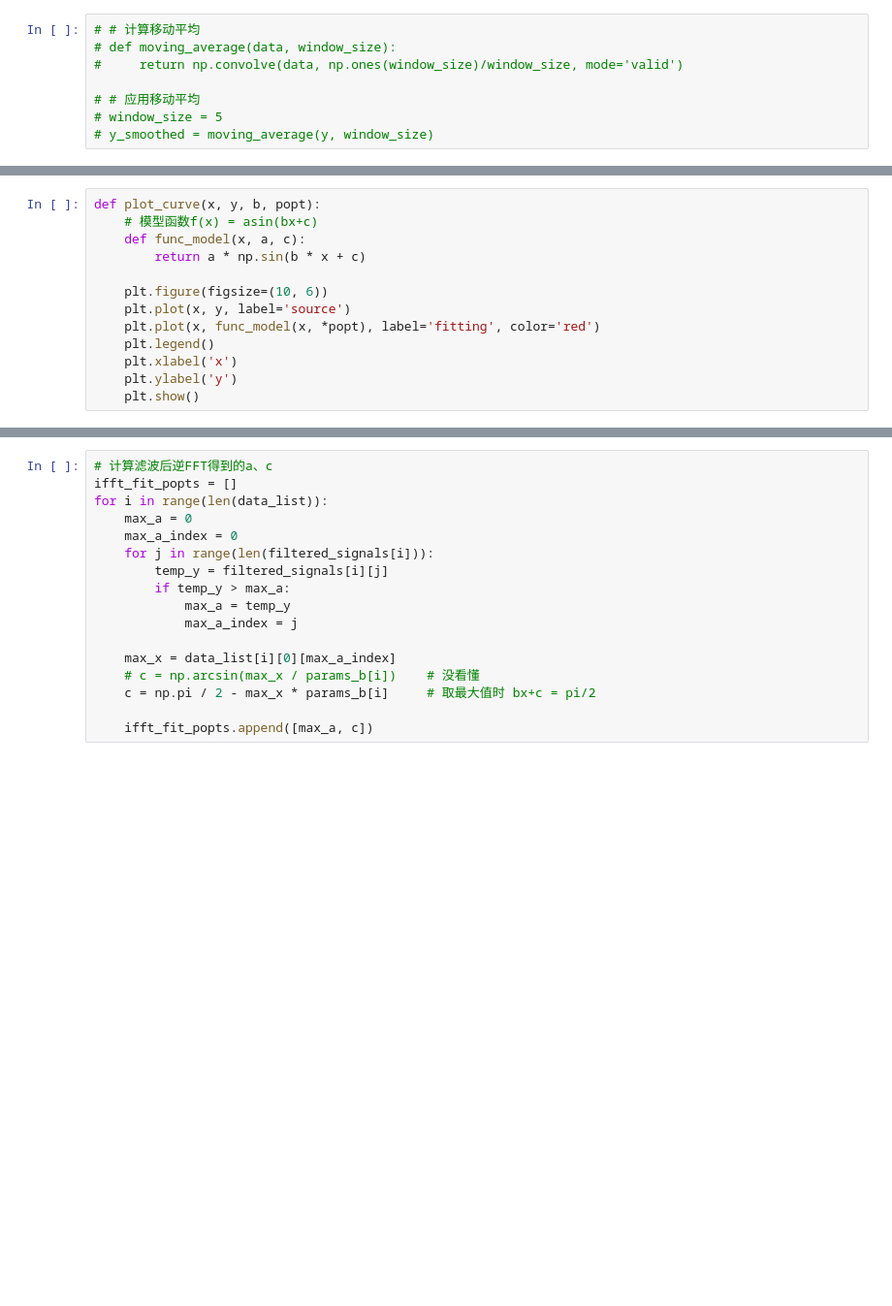
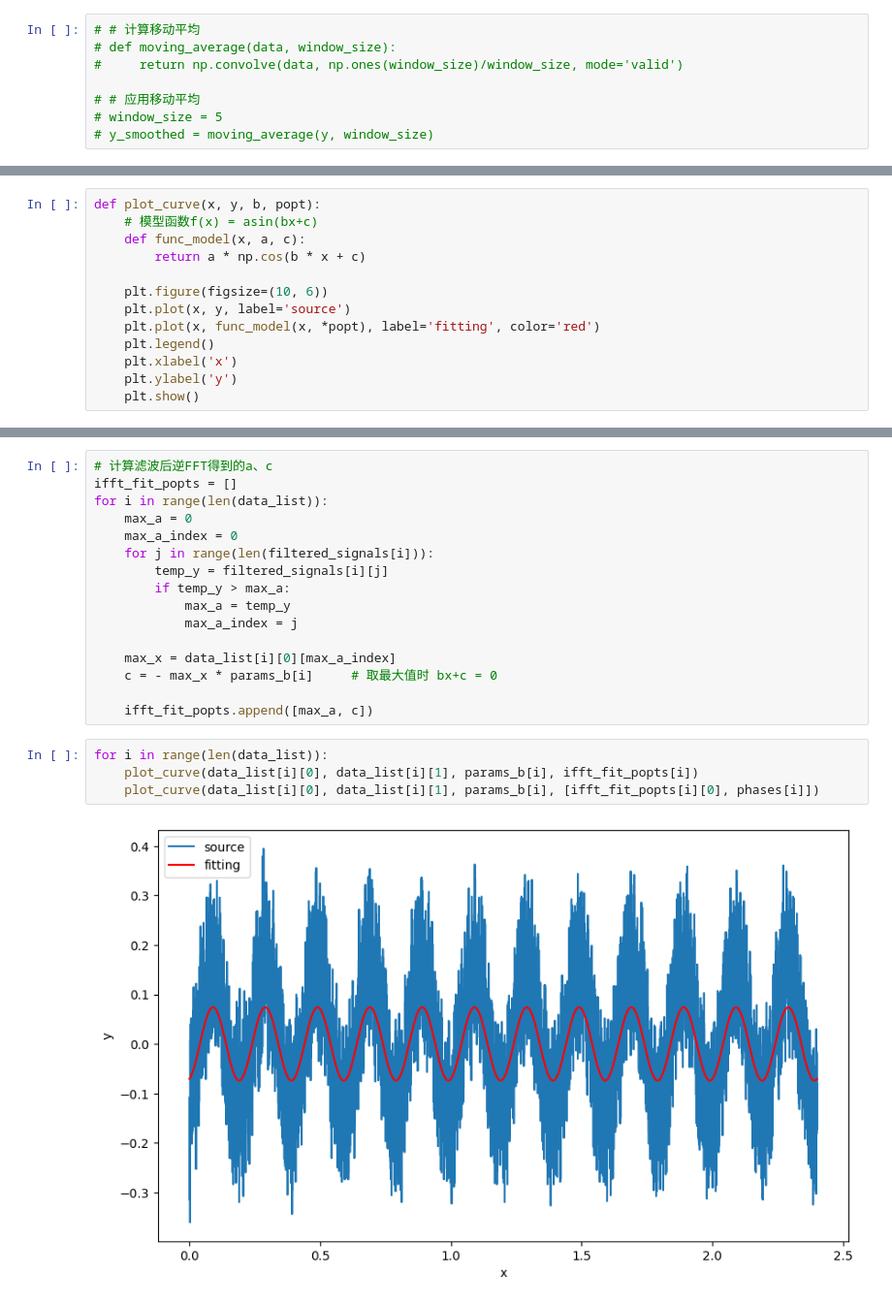
Before and after one commit to dyq1231/hunter, a Jupyter notebook: curve.ipynb, the cells around one changed output, grey strips where cells are left out. Shown: that part at 97% size. Saved outputs shown, nothing was run; the diff lists cells and outputs as text; blank space fills up the shorter version.

```diff
--- a/curve.ipynb
+++ b/curve.ipynb
@@ -214,7 +172,7 @@ ValueError: operands could not be broadcast together with shapes (6500001,) (600
 def plot_curve(x, y, b, popt):
     # 模型函数f(x) = asin(bx+c)
     def func_model(x, a, c):
-        return a * np.sin(b * x + c)
+        return a * np.cos(b * x + c)
 
     plt.figure(figsize=(10, 6))
     plt.plot(x, y, label='source')
@@ -241,7 +197,12 @@ for i in range(len(data_list)):
             max_a_index = j
 
     max_x = data_list[i][0][max_a_index]
-    # c = np.arcsin(max_x / params_b[i])    # 没看懂
-    c = np.pi / 2 - max_x * params_b[i]     # 取最大值时 bx+c = pi/2
+    c = - max_x * params_b[i]     # 取最大值时 bx+c = 0
 
     ifft_fit_popts.append([max_a, c])
+# %%
+for i in range(len(data_list)):
+    plot_curve(data_list[i][0], data_list[i][1], params_b[i], ifft_fit_popts[i])
+    plot_curve(data_list[i][0], data_list[i][1], params_b[i], [ifft_fit_popts[i][0], phases[i]])
+# %% [output]
+[figure, added]
```
Also changed, not shown: parts of 12 cells of this notebook, 1 other file.
